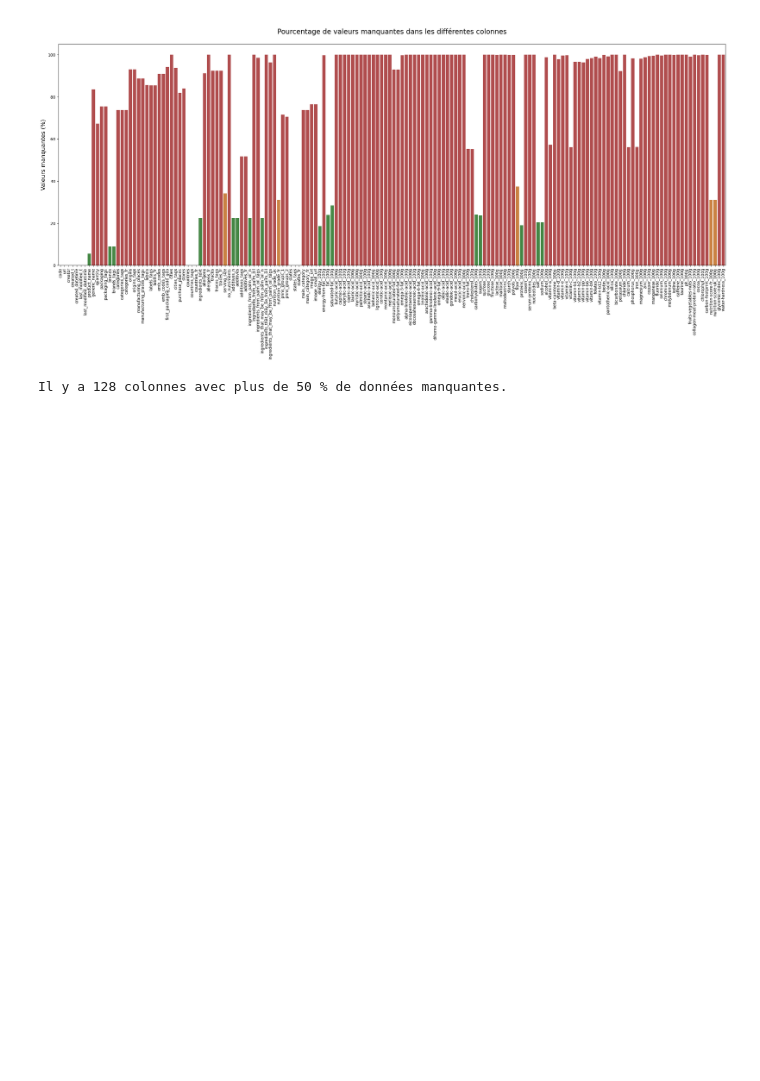
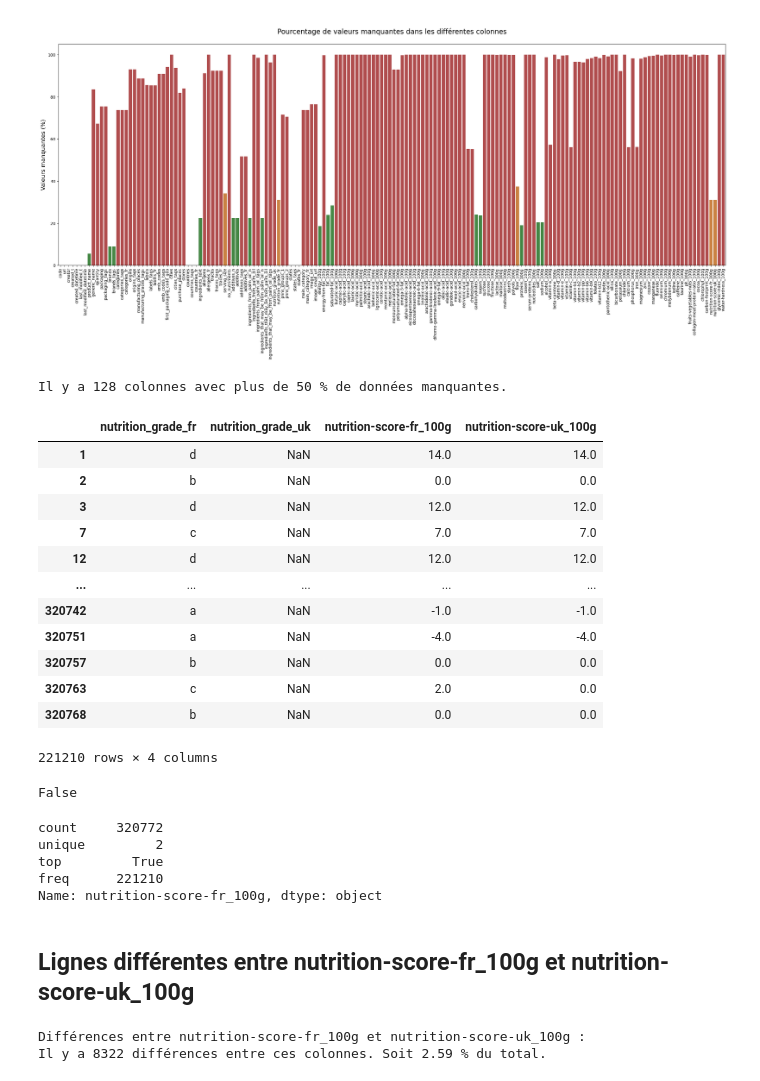
Before and after one commit to BiGHeaDMaX/Nettoyage-et-EDA, a Jupyter notebook: OCR - Projet 2.ipynb, the cells around one changed output. Cells and saved outputs as stored; diff of their text form; code cells hidden in the pictures; blank space fills up the shorter version.

```diff
--- a/OCR - Projet 2.ipynb
+++ b/OCR - Projet 2.ipynb
@@ -183,3 +163,44 @@ print("\nIl y a", len(colonnes_incompletes[colonnes_incompletes.values > 0.5]),
 # %% [output]
 [figure]
 Il y a 128 colonnes avec plus de 50 % de données manquantes.
+# %%
+colonnes_nutrition = ['nutrition_grade_fr', 'nutrition_grade_uk', 'nutrition-score-fr_100g', 'nutrition-score-uk_100g']
+
+data_raw.loc[data_raw['nutrition_grade_fr'].notna()][colonnes_nutrition]
+# %% [output]
+|  | nutrition_grade_fr | nutrition_grade_uk | nutrition-score-fr_100g | nutrition-score-uk_100g |
+| 1 | d | NaN | 14.0 | 14.0 |
+| 2 | b | NaN | 0.0 | 0.0 |
+| 3 | d | NaN | 12.0 | 12.0 |
+| 7 | c | NaN | 7.0 | 7.0 |
+| 12 | d | NaN | 12.0 | 12.0 |
+| ... | ... | ... | ... | ... |
+| 320742 | a | NaN | -1.0 | -1.0 |
+| 320751 | a | NaN | -4.0 | -4.0 |
+| 320757 | b | NaN | 0.0 | 0.0 |
+| 320763 | c | NaN | 2.0 | 0.0 |
+| 320768 | b | NaN | 0.0 | 0.0 |
+221210 rows × 4 columns
+# %%
+data_raw['nutrition-score-fr_100g'].equals(data_raw['nutrition-score-uk_100g'])
+# retourne False, donc il y a des différences
+# %% [output]
+False
+# %%
+comparaison = data_raw['nutrition-score-fr_100g'] == data_raw['nutrition-score-fr_100g']
+comparaison.describe()
+# %% [output]
+count     320772
+unique         2
+top         True
+freq      221210
+Name: nutrition-score-fr_100g, dtype: object
+# %% [markdown]
+## Lignes différentes entre nutrition-score-fr_100g et nutrition-score-uk_100g
+# %%
+diff_score = data_raw.loc[(data_raw['nutrition-score-fr_100g'] != data_raw['nutrition-score-uk_100g']) & data_raw['nutrition-score-fr_100g'].notna()][['nutrition-score-fr_100g', 'nutrition-score-uk_100g']]
+print("Différences entre nutrition-score-fr_100g et nutrition-score-uk_100g : ")
+print("Il y a", len(diff_score), "différences entre ces colonnes. Soit", round((len(diff_score)/len(data_raw))*100, 2), "% du total.")
+# %% [output]
+Différences entre nutrition-score-fr_100g et nutrition-score-uk_100g :
+Il y a 8322 différences entre ces colonnes. Soit 2.59 % du total.
```
Also changed, not shown: parts of 20 cells of this notebook.
